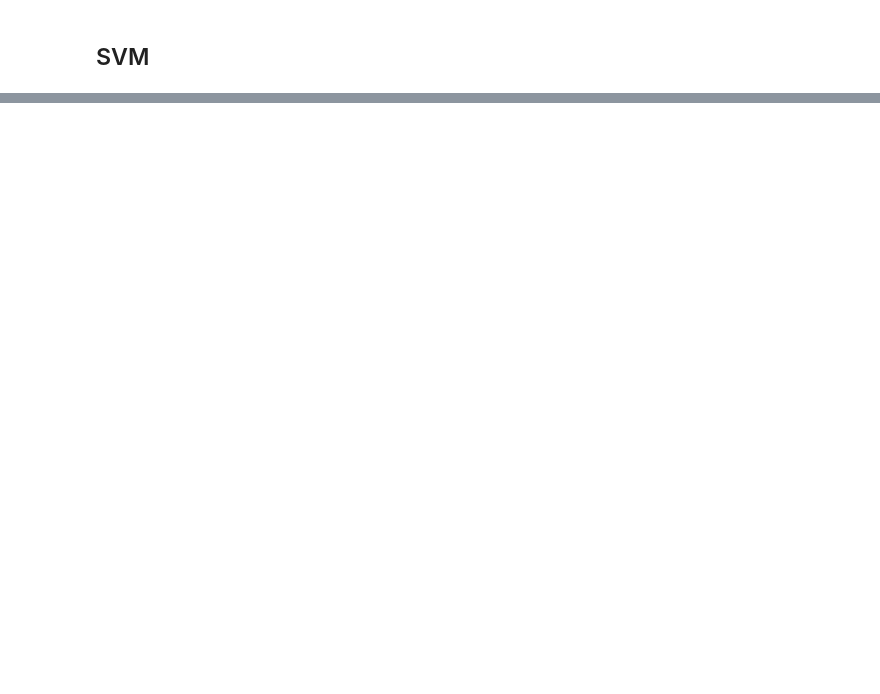
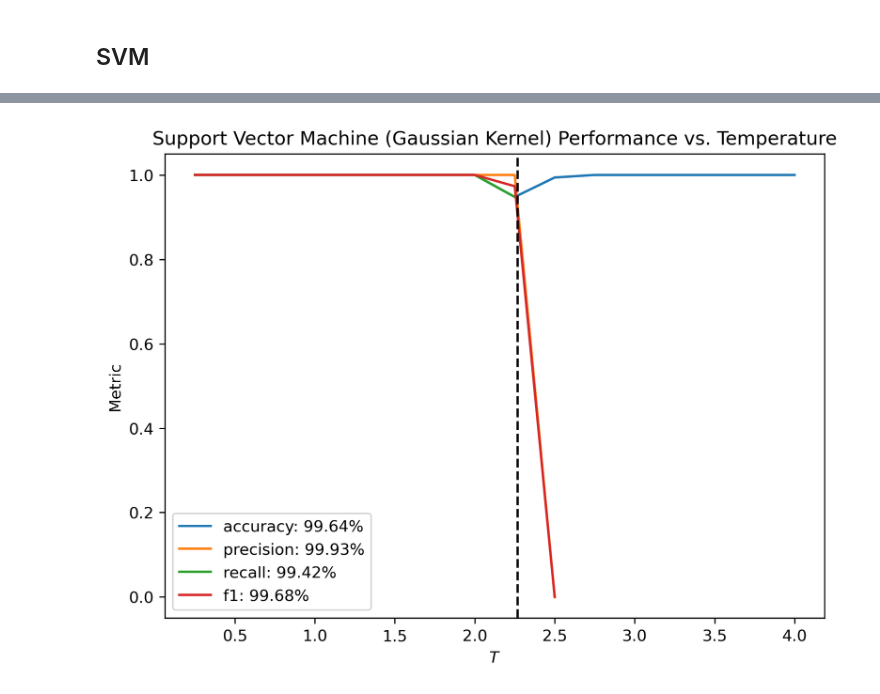
Before and after one commit to DanDan0101/PSI-Machine-Learning, a Jupyter notebook: Homework 1/HW 1.ipynb, the cells around one changed output, grey strips where cells are left out. Cells and saved outputs as stored; diff of their text form; code cells hidden in the pictures; blank space fills up the shorter version.

```diff
--- a/Homework 1/HW 1.ipynb
+++ b/Homework 1/HW 1.ipynb
@@ -155,0 +152,3 @@ KeyboardInterrupt:
+# %%
+# Takes about 1.5 minutes on my laptop
+svm.fit(data_train, labels_train)
@@ -155,0 +160,25 @@ KeyboardInterrupt:
+# %%
+linear_svm_pred = linear_svm.predict(data_test)
+svm_pred = svm.predict(data_test)
+# %%
+linear_svm_scores = np.zeros(len(scorers))
+linear_svm_scores_temps = np.zeros((len(scorers), 16))
+
+for i, scoring in enumerate(tqdm(scorers)):
+    print("Metric: {}".format(scoring))
+    linear_svm_scores[i] = scoring_functions[i](labels_test, linear_svm_pred)
+    print("Overall {}: {:.4f}".format(scoring, linear_svm_scores[i]))
+    for j in range(16):
+        temp = 0.25 * (j + 1)
+        linear_svm_scores_temps[i, j] = scoring_functions[i](labels_test[temps_test == temp], linear_svm_pred[temps_test == temp])
+    if scoring == "accuracy":
+        print("Best {}: {:.4f} at T = {}".format(scoring, np.nanmax(linear_svm_scores_temps[i]),
+                                                 0.25 * (np.nanargmax(linear_svm_scores_temps[i]) + 1)))
+        print("Worst {}: {:.4f} at T = {}".format(scoring, np.nanmin(linear_svm_scores_temps[i]),
+                                                  0.25 * (np.nanargmin(linear_svm_scores_temps[i]) + 1)))
+    else:
+        print("Best {}: {:.4f} at T = {}".format(scoring, np.nanmax(linear_svm_scores_temps[i, :9]),
+                                                 0.25 * (np.nanargmax(linear_svm_scores_temps[i, :9]) + 1)))
+        print("Worst {}: {:.4f} at T = {}".format(scoring, np.nanmin(linear_svm_scores_temps[i, :9]),
+                                                  0.25 * (np.nanargmin(linear_svm_scores_temps[i, :9]) + 1)))
+    print()
@@ -183,10 +259,12 @@ for i, svm_model in enumerate(tqdm(svm_models)):
 # %%
 plt.figure(dpi = 300, layout = "constrained")
 for i, scorer in enumerate(scorers):
-    plt.plot(np.linspace(0.25, 4., 16), lr_scores_temps[i], label = scorer)
+    plt.plot(np.linspace(0.25, 4., 16), svm_scores_temps[i], label = "{}: {:.2%}".format(scorer, svm_scores[i]))
 plt.axvline(T_c, color = "k", linestyle = "--")
 plt.xlabel(r"$T$")
 plt.ylabel("Metric")
-plt.title("Support Vector Machine Performance vs. Temperature")
+plt.title("Support Vector Machine (Gaussian Kernel) Performance vs. Temperature")
 plt.legend()
 plt.savefig("svm.pdf")
+# %% [output]
+[figure, added]
```
Also changed, not shown: parts of 15 cells of this notebook, 4 other files.
